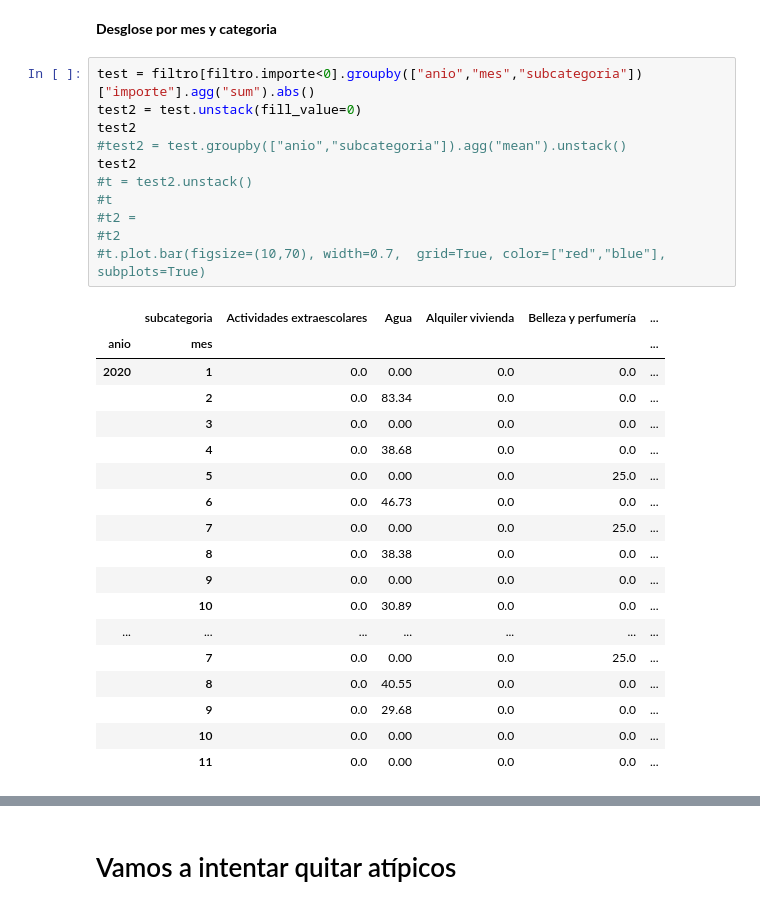
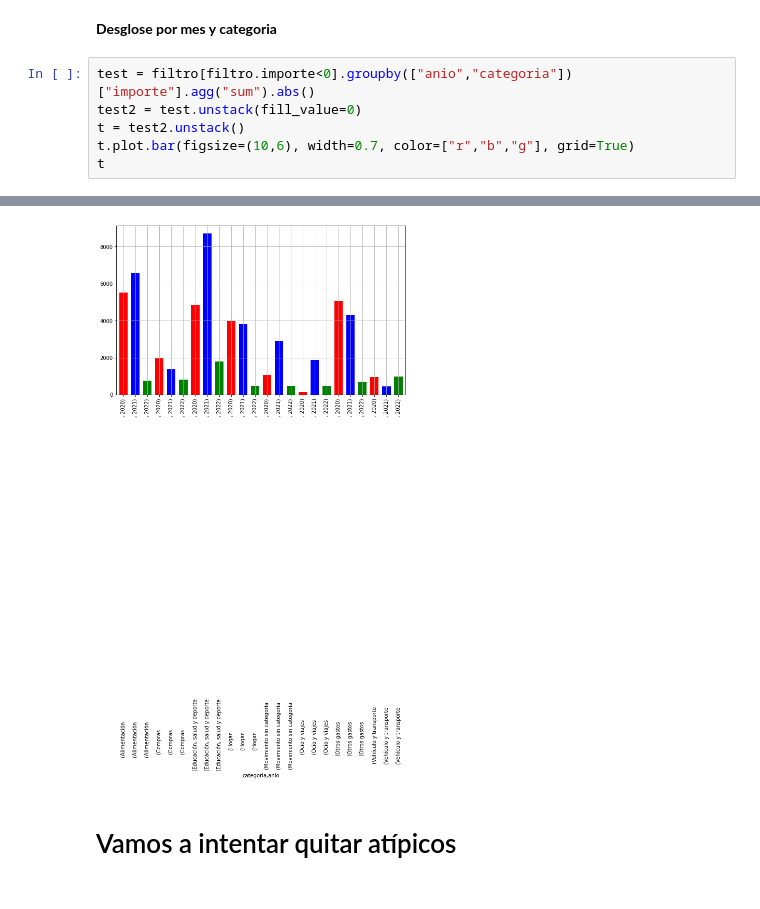
Before and after one commit to cperezh/gastos, a Jupyter notebook: jupyter/analisi_gastos.ipynb, the cells around one changed output, grey strips where cells are left out. Drawn from its saved outputs; the diff is of its cells as text.

```diff
--- a/jupyter/analisi_gastos.ipynb
+++ b/jupyter/analisi_gastos.ipynb
@@ -120,32 +77,9 @@ Name: importe, dtype: float64
 # %% [markdown]
 **Desglose por mes y categoria**
 # %%
-test = filtro[filtro.importe<0].groupby(["anio","mes","subcategoria"])["importe"].agg("sum").abs()
+test = filtro[filtro.importe<0].groupby(["anio","categoria"])["importe"].agg("sum").abs()
 test2 = test.unstack(fill_value=0)
-test2
-#test2 = test.groupby(["anio","subcategoria"]).agg("mean").unstack()
-test2
-#t = test2.unstack()
-#t
-#t2 =
-#t2
-#t.plot.bar(figsize=(10,70), width=0.7,  grid=True, color=["red","blue"], subplots=True)
+t = test2.unstack()
+t.plot.bar(figsize=(10,6), width=0.7, color=["r","b","g"], grid=True)
+t
 # %% [output]
-|  | subcategoria | Actividades extraescolares | Agua | Alquiler vivienda | Belleza y perfumería | ... |
-| anio | mes |  |  |  |  | ... |
-| 2020 | 1 | 0.0 | 0.00 | 0.0 | 0.0 | ... |
-|  | 2 | 0.0 | 83.34 | 0.0 | 0.0 | ... |
-|  | 3 | 0.0 | 0.00 | 0.0 | 0.0 | ... |
-|  | 4 | 0.0 | 38.68 | 0.0 | 0.0 | ... |
-|  | 5 | 0.0 | 0.00 | 0.0 | 25.0 | ... |
-|  | 6 | 0.0 | 46.73 | 0.0 | 0.0 | ... |
-|  | 7 | 0.0 | 0.00 | 0.0 | 25.0 | ... |
-|  | 8 | 0.0 | 38.38 | 0.0 | 0.0 | ... |
-|  | 9 | 0.0 | 0.00 | 0.0 | 0.0 | ... |
-|  | 10 | 0.0 | 30.89 | 0.0 | 0.0 | ... |
-| ... | ... | ... | ... | ... | ... | ... |
-|  | 7 | 0.0 | 0.00 | 0.0 | 25.0 | ... |
-|  | 8 | 0.0 | 40.55 | 0.0 | 0.0 | ... |
-|  | 9 | 0.0 | 29.68 | 0.0 | 0.0 | ... |
-|  | 10 | 0.0 | 0.00 | 0.0 | 0.0 | ... |
-|  | 11 | 0.0 | 0.00 | 0.0 | 0.0 | ... |
@@ -153,3 +103,4 @@ test2
+[figure, added]
 # %% [markdown]
 # Vamos a intentar quitar atípicos
 # %%
```
Also changed, not shown: parts of 12 cells of this notebook, 4 other files.
